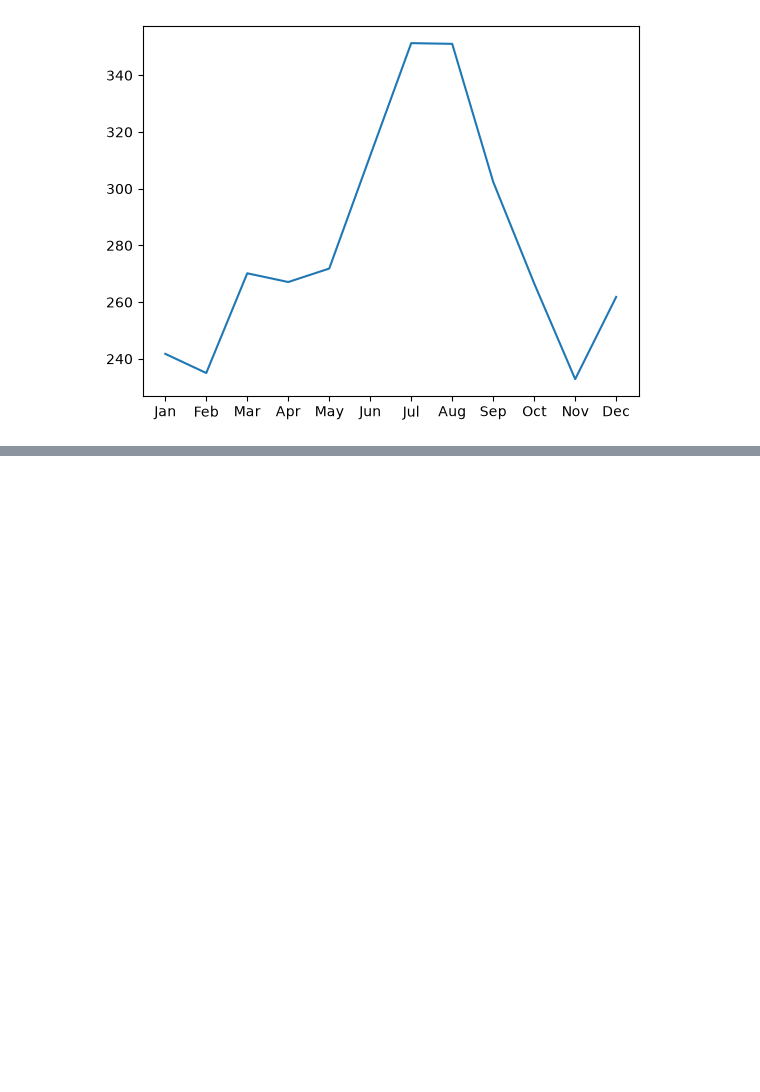
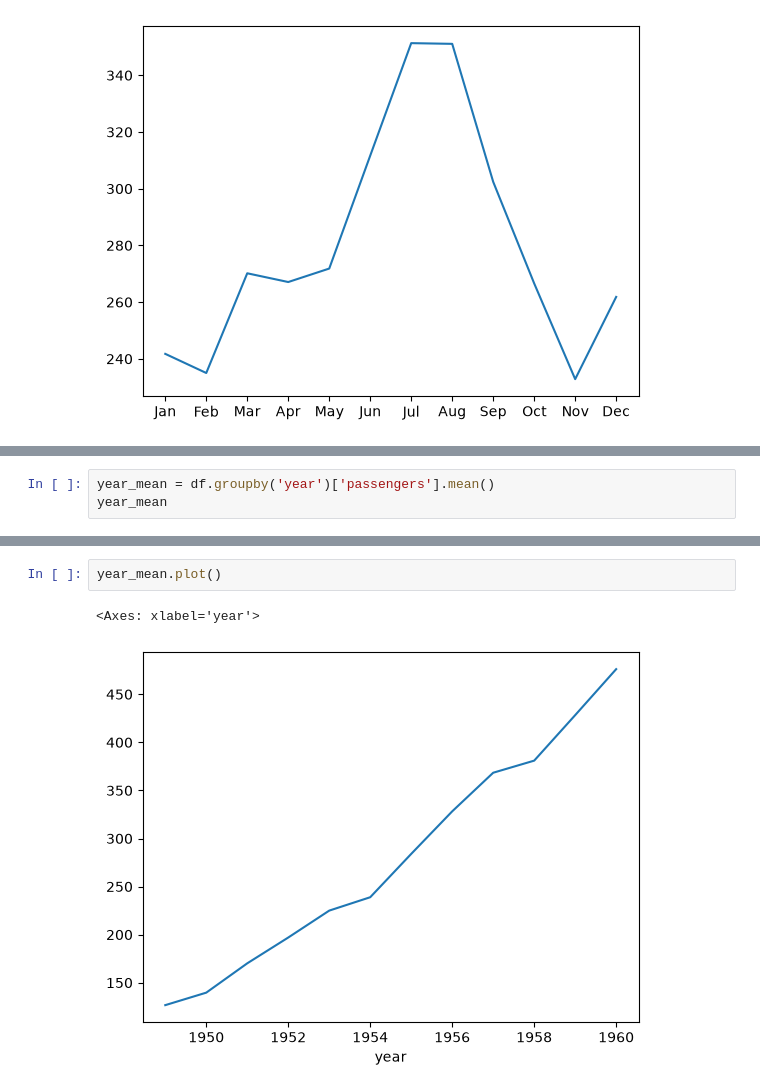
Before and after one commit to Kimchi-2025/big0611, a Jupyter notebook: py/p02_데이터분석및시각화/ch02_pandas/ex04_2_시계열데이터분석.ipynb, the cells around one changed output, grey strips where cells are left out. Drawn from its saved outputs; the diff is of its cells as text; blank space fills up the shorter version.

```diff
--- a/py/p02_데이터분석및시각화/ch02_pandas/ex04_2_시계열데이터분석.ipynb
+++ b/py/p02_데이터분석및시각화/ch02_pandas/ex04_2_시계열데이터분석.ipynb
@@ -523,0 +645,3 @@ plt.plot(df.groupby('month')['passengers'].mean())
+# %%
+year_mean = df.groupby('year')['passengers'].mean()
+year_mean
@@ -523,0 +663,5 @@ plt.plot(df.groupby('month')['passengers'].mean())
+# %%
+year_mean.plot()
+# %% [output]
+<Axes: xlabel='year'>
+[figure, added]
```
Also changed, not shown: parts of 52 cells of this notebook, 1 other file.
